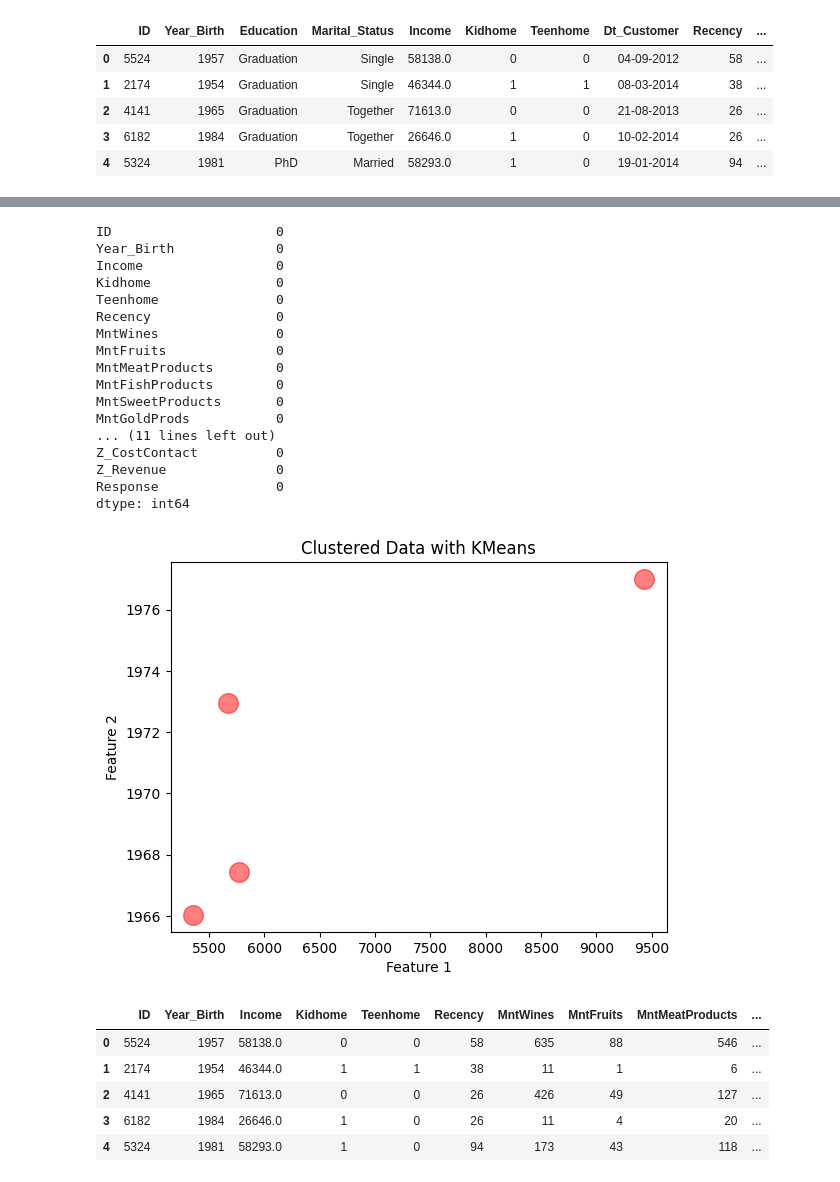
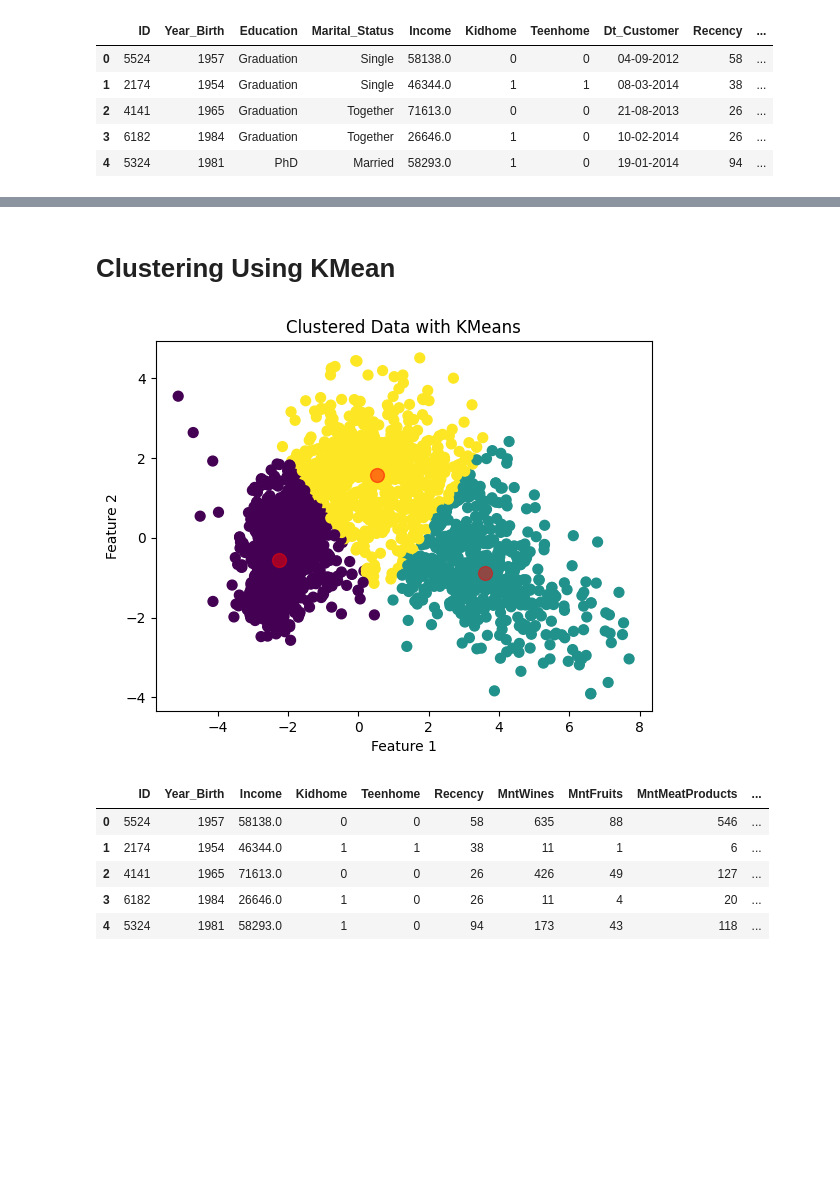
Before and after one commit to chevernemilia/ecl-ds-toolkit, a Jupyter notebook: statistical_testing.ipynb, the cells around one changed output, grey strips where cells are left out. Cells and saved outputs as stored; diff of their text form; code cells hidden in the pictures; blank space fills up the shorter version.

Commit message:
adding kmean mdl of choice

```diff
--- a/statistical_testing.ipynb
+++ b/statistical_testing.ipynb
@@ -1969,21 +1973 @@ df7.describe()
 | max | 11191.000000 | 1996.000000 | 666666.000000 | 2.000000 | 2.000000 | 99.000000 | 1493.000000 | 199.000000 | 1725.000000 | ... |
-# %%
-df7.isna().sum()
-# %% [output]
-ID                     0
-Year_Birth             0
-Income                 0
-Kidhome                0
-Teenhome               0
-Recency                0
-MntWines               0
-MntFruits              0
-MntMeatProducts        0
-MntFishProducts        0
-MntSweetProducts       0
-MntGoldProds           0
-... (11 lines left out)
-Z_CostContact          0
-Z_Revenue              0
-Response               0
-dtype: int64
@@ -2006,26 +1974,51 @@ df7['Income'] = random_sampling_imputation(df7['Income'])
+# %% [markdown]
+# Clustering Using KMean
 # %%
 from sklearn.datasets import make_blobs
 from sklearn.cluster import KMeans
 
-df7 = df7.select_dtypes(include='number')
 
-# df7
+# Z norm transform
+scaler = StandardScaler()
+# z score normalization
+df7_scaled = scaler.fit_transform(df7)
+# this step use to visualize scaled distribution
+check_df7_scaled = pd.DataFrame(df7_scaled, columns=df7.columns)
+
+
+# Perform PCA
+pca = PCA(n_components=2)  # Reduce to 2 dimensions for visualization
+df7_pca = pca.fit_transform(check_df7_scaled)
+
+n_clusters = 3
+
 
 # Initializing and fitting KMeans clustering model
-kmeans = KMeans(n_clusters=4)
-kmeans.fit(df7)
+kmeans = KMeans(n_clusters=n_clusters)
+kmeans.fit(df7_pca)
+
+# kmeans.fit(df7_scaled)
+
 
 # Getting cluster centers and labels
-centers = kmeans.cluster_centers_
-labels = kmeans.labels_
+centroids = kmeans.cluster_centers_
+cluster_labels = kmeans.labels_
+
+
+# Add cluster labels to the DataFrame
+df7['Cluster'] = cluster_labels
+
+
+# Visualizing clusters and cluster centers
+plt.scatter(df7_pca[:, 0], df7_pca[:, 1], c=labels, s=50, cmap='viridis')
+# plt.scatter(df7_scaled[:, 0], df7_scaled[:, 1], c=labels, s=50, cmap='viridis')
+plt.scatter(centroids[:, 0], centroids[:, 1], c='red', s=100, alpha=0.5)
+plt.xlabel('Feature 1')
+plt.ylabel('Feature 2')
+plt.title('Clustered Data with KMeans')
+plt.show()
+# %% [output]
+[figure, added]
-# %%
-plt.scatter(centers[:, 0], centers[:, 1], c='red', s=200, alpha=0.5)
-plt.xlabel('Feature 1')
-plt.ylabel('Feature 2')
-plt.title('Clustered Data with KMeans')
-plt.show()
-# %% [output]
-[figure, removed]
 # %%
 df7.head()
 # %% [output]
```
Also changed, not shown: parts of 19 cells of this notebook.
